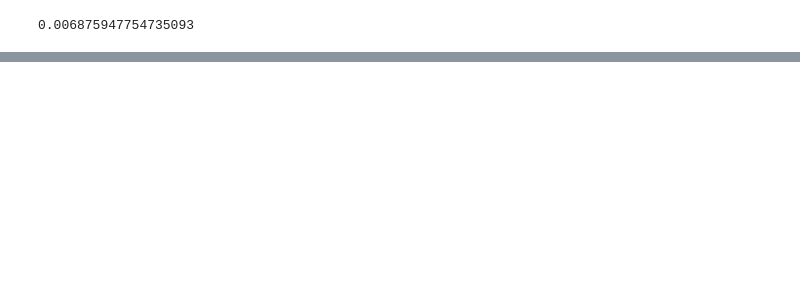
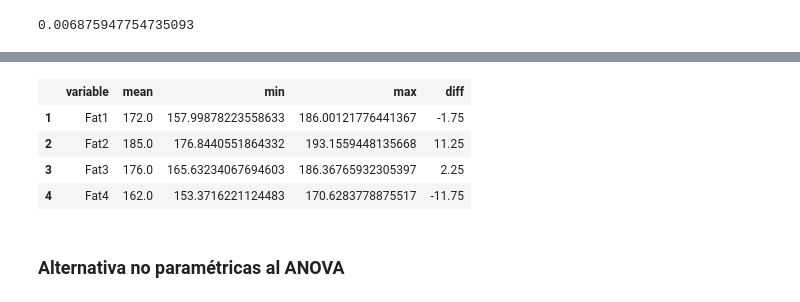
Before and after one commit to diegozea/AnalisisDeDatosCualitativos.jl, a Jupyter notebook: material/II.4.ANOVA.ipynb, the cells around one changed output, grey strips where cells are left out. Saved outputs shown, nothing was run; the diff lists cells and outputs as text; code cells hidden in the pictures; blank space fills up the shorter version.

Commit message:
anova

```diff
--- a/material/II.4.ANOVA.ipynb
+++ b/material/II.4.ANOVA.ipynb
@@ -46,7 +46,7 @@ pyplot(size=(300,300))
 # %% [output]
 Plots.PyPlotBackend()
 # %%
-sdonuts[:variable] = ASCIIString[ level for level in sdonuts[:variable] ]
+sdonuts[:variable] = ASCIIString[ string(level) for level in sdonuts[:variable] ]
 pool!(sdonuts)
 # %%
 describe(sdonuts)
@@ -235,0 +382,10 @@ pvalue(FDist(g-1,N-g), F, tail=:right)
+# %%
+medias = by(sdonuts, :variable) do df
+    valores = df[:value]
+    CI = ci(OneSampleTTest(valores))
+    DataFrame(
+        mean = mean(valores),
+        min   = CI[1],
+        max   = CI[2]
+    )
+end
@@ -235,0 +498,11 @@ pvalue(FDist(g-1,N-g), F, tail=:right)
+# %%
+medias[:diff] = medias[:mean] .- 173.750
+medias
+# %% [output]
+|  | variable | mean | min | max | diff |
+| 1 | Fat1 | 172.0 | 157.99878223558633 | 186.00121776441367 | -1.75 |
+| 2 | Fat2 | 185.0 | 176.8440551864332 | 193.1559448135668 | 11.25 |
+| 3 | Fat3 | 176.0 | 165.63234067694603 | 186.36765932305397 | 2.25 |
+| 4 | Fat4 | 162.0 | 153.3716221124483 | 170.6283778875517 | -11.75 |
+# %% [markdown]
+### Alternativa no paramétricas al ANOVA
```
Also changed, not shown: parts of 50 cells of this notebook, 2 other files.
